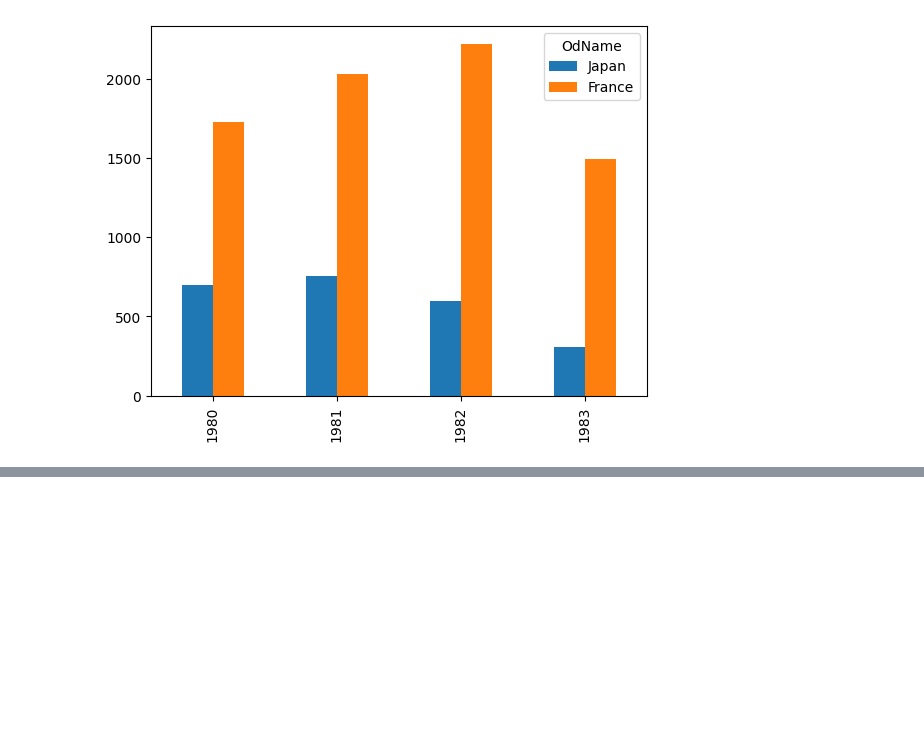
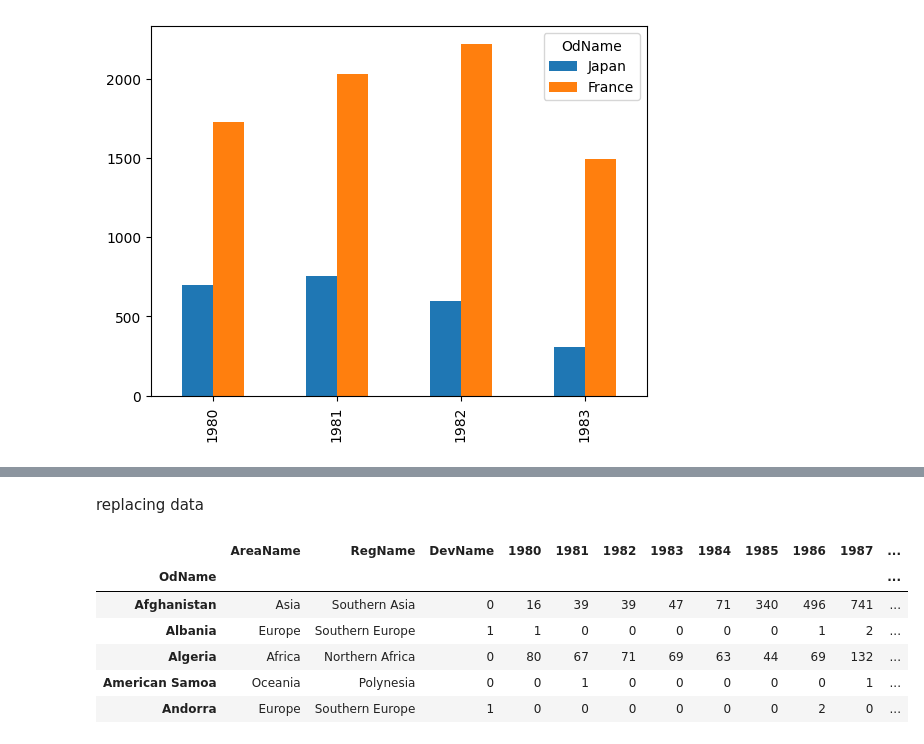
Before and after one commit to Aa8874/digipodium-ds, a Jupyter notebook: DATA_ANALYSIS/data_analysis.ipynb, the cells around one changed output, grey strips where cells are left out. Cells and saved outputs as stored; diff of their text form; code cells hidden in the pictures; blank space fills up the shorter version.

Commit message:
data_analysis

```diff
--- a/DATA_ANALYSIS/data_analysis.ipynb
+++ b/DATA_ANALYSIS/data_analysis.ipynb
@@ -132,3 +266,6 @@ canada.head()
 | Algeria | Immigrants | Foreigners | 903 | Africa | 912 | Northern Africa | 902 | Developing regions | 80 | 67 | 71 | ... |
 | American Samoa | Immigrants | Foreigners | 909 | Oceania | 957 | Polynesia | 902 | Developing regions | 0 | 1 | 0 | ... |
 | Andorra | Immigrants | Foreigners | 908 | Europe | 925 | Southern Europe | 901 | Developed regions | 0 | 0 | 0 | ... |
+# %%
+canada['Faltu'] = 20
+canada.head(3)
@@ -134,0 +280,3 @@ canada.head()
+# %%
+canada.drop(columns = 'Faltu' , inplace = True)
+canada.head(2)
@@ -134,0 +288,4 @@ canada.head()
+# %%
+cols_to_drop = ['Type' , 'Coverage' , 'AREA' , 'REG' , 'DEV']
+canada.drop(cols_to_drop , axis=1,inplace = True)
+canada.head(2)
@@ -134,0 +299,7 @@ canada.head()
+# %%
+canada.rename(mapper ={
+    'AreaName' : 'Continent',
+    'RegName' : 'Region',
+    'DevName' : 'Status'
+    } , axis = 1 , inplace = True)
+canada.head(2)
@@ -134,0 +311,14 @@ canada.head()
+# %% [markdown]
+replacing data
+# %%
+canada.replace('Developing regions' , 0 , inplace=True)
+canada.replace('Developed regions' , 1 , inplace=True)
+canada.head()
+# %% [output]
+|  | AreaName | RegName | DevName | 1980 | 1981 | 1982 | 1983 | 1984 | 1985 | 1986 | 1987 | ... |
+| OdName |  |  |  |  |  |  |  |  |  |  |  | ... |
+| Afghanistan | Asia | Southern Asia | 0 | 16 | 39 | 39 | 47 | 71 | 340 | 496 | 741 | ... |
+| Albania | Europe | Southern Europe | 1 | 1 | 0 | 0 | 0 | 0 | 0 | 1 | 2 | ... |
+| Algeria | Africa | Northern Africa | 0 | 80 | 67 | 71 | 69 | 63 | 44 | 69 | 132 | ... |
+| American Samoa | Oceania | Polynesia | 0 | 0 | 1 | 0 | 0 | 0 | 0 | 0 | 1 | ... |
+| Andorra | Europe | Southern Europe | 1 | 0 | 0 | 0 | 0 | 0 | 0 | 2 | 0 | ... |
```
Also changed, not shown: parts of 23 cells of this notebook.
